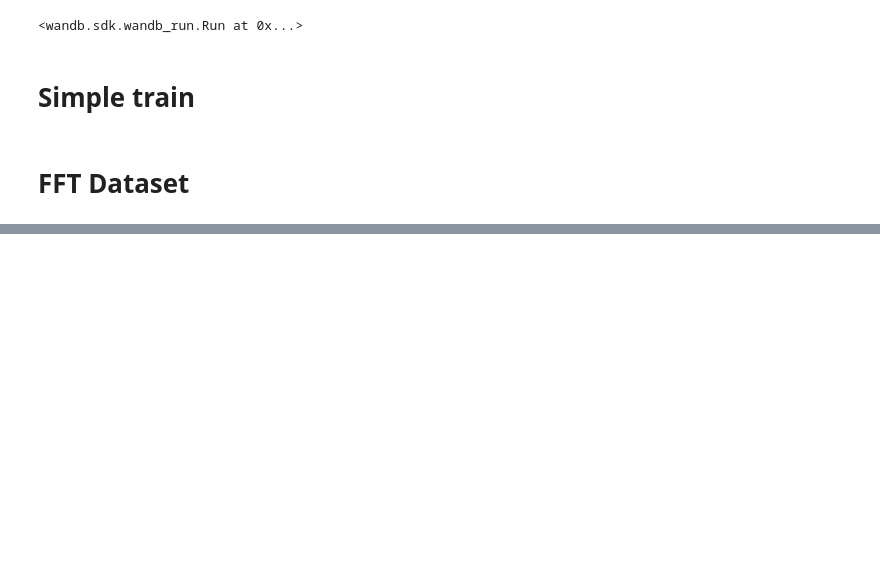
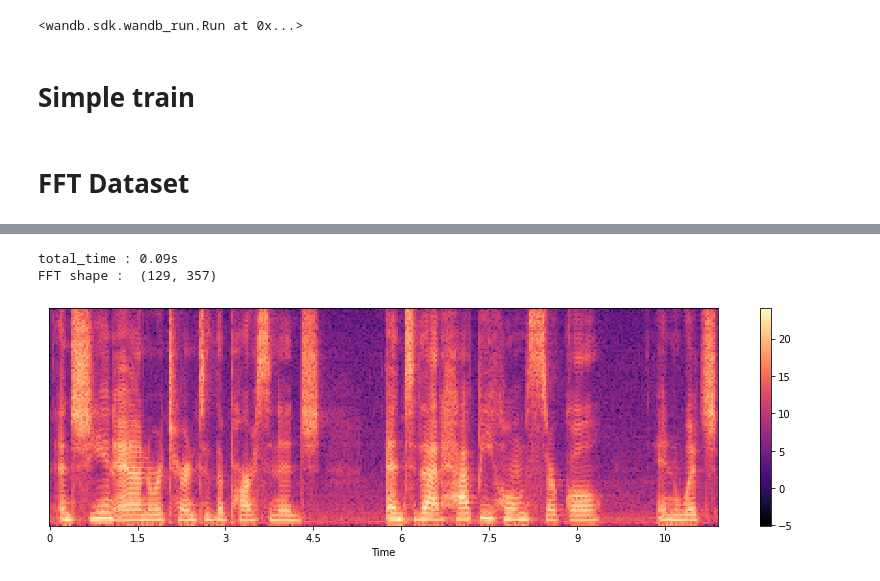
Before and after one commit to Mustapha-AJEGHRIR/klee_project_audio, a Jupyter notebook: notebooks/dataset.ipynb, the cells around one changed output, grey strips where cells are left out. Saved outputs shown, nothing was run; the diff lists cells and outputs as text; code cells hidden in the pictures; blank space fills up the shorter version.

```diff
--- a/notebooks/dataset.ipynb
+++ b/notebooks/dataset.ipynb
@@ -248,0 +282,17 @@ clip, label = data[300]
+# %%
+tik = time()
+for _ in range(100):
+    _, _, fft = scipy.signal.spectrogram(clip[0].numpy())
+    fft = np.log(fft)
+tok = time()
+print("total_time : {:.2f}s".format(tok-tik))
+print("FFT shape : ", fft.shape)
+
+plt.figure(figsize=(15, 4))
+librosa.display.specshow(fft, x_axis='time', sr=16000)
+plt.colorbar()
+plt.show()
+# %% [output]
+total_time : 0.09s
+FFT shape :  (129, 357)
+[figure, added]
```
Also changed, not shown: parts of 5 cells of this notebook.
